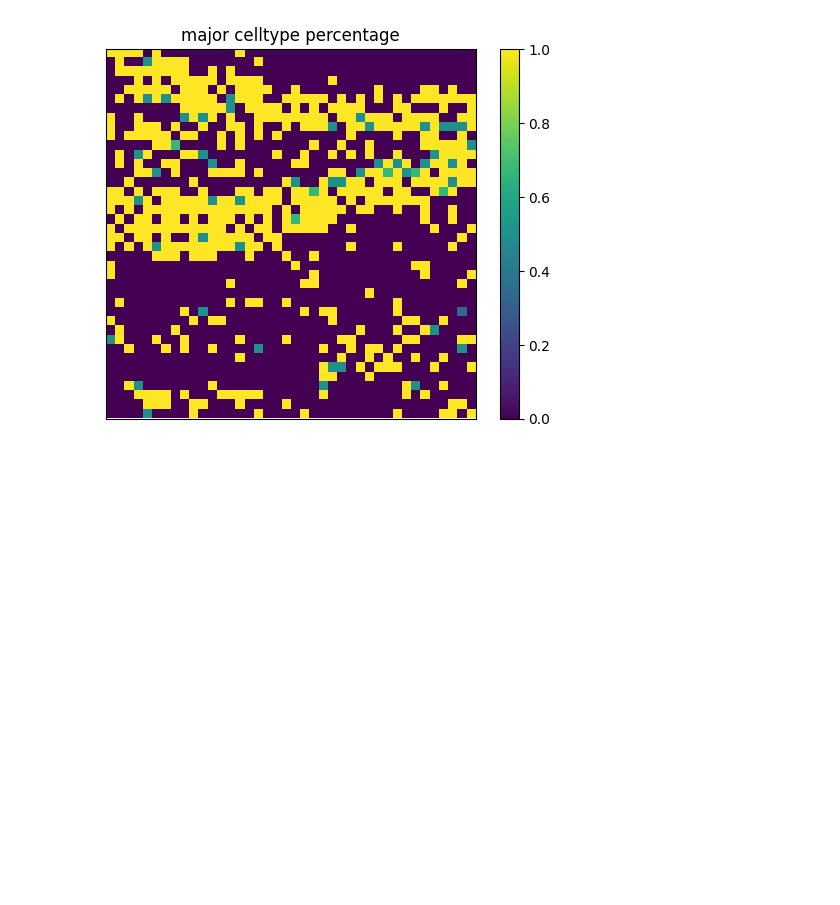
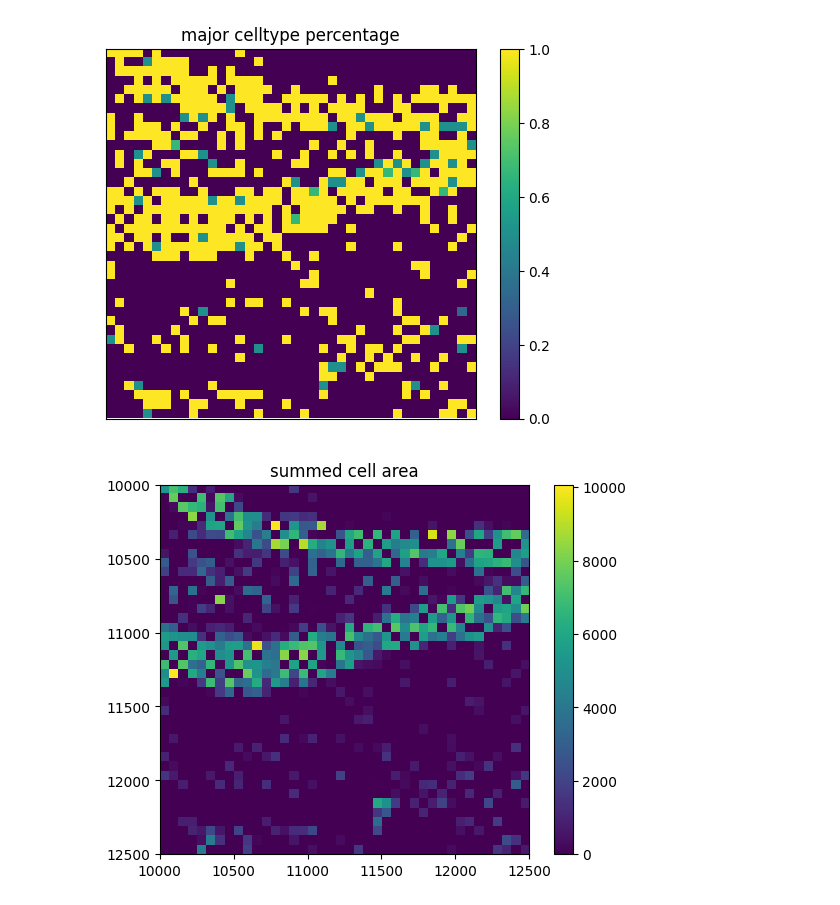
Before and after one commit to j-dichgans/my_txsim, a Jupyter notebook: metric_local.ipynb, the cells around one changed output. Drawn from its saved outputs; the diff is of its cells as text; code cells hidden in the pictures; blank space fills up the shorter version.

```diff
--- a/metric_local.ipynb
+++ b/metric_local.ipynb
@@ -791,3 +831,32 @@ plot_get_major_celltype_perc(adata_exp0,10000,12500,10000,12500,image=None,bins
+# %%
+def plot_summed_cell_area(adata_sp: AnnData, x_min: int, x_max: int, y_min: int, y_max: int, image: np.ndarray, bins, smooth: float = 0, show_ticks: bool = False):
+    """Plot summed cell area.
+
+    Parameters
+    ----------
+    adata_sp: AnnData
+        Annotated ``AnnData`` object with counts from spatial data
+    x_min : int, x_max : int, y_min : int, y_max : int
+        crop coordinates
+    image : NDArray
+        read from image of dapi stained cell-nuclei
+    bins : [int,int]
+        the number of bins in each dimension
+    smooth : float = 0
+        sigma parameter of scipy.ndimage.gaussian_filter function
+    show_ticks : bool
+        default False, show no ticks or labels
+    """
+
+    matrix, range = get_summed_cell_area(adata_sp,x_min,x_max,y_min,y_max,image,bins)
+    x_min, x_max, y_min, y_max = np.ravel(range).tolist()
+
+    title = "summed cell area"
+    matrix_colorbar_plot(matrix, title, x_min, x_max, y_min, y_max, smooth, show_ticks)
+# %%
+plot_summed_cell_area(adata_exp0,10000,12500,10000,12500,image=None,bins = [40,40], show_ticks=True)
+# %% [output]
+[figure, added]
 # %%
 def get_correlate_mats(mat_1: np.ndarray, mat_2: np.ndarray):
     """Compute the Pearson correlation coefficients between flattened mat_1 and mat_2.
```
Also changed, not shown: parts of 11 cells of this notebook, 1 other file.
